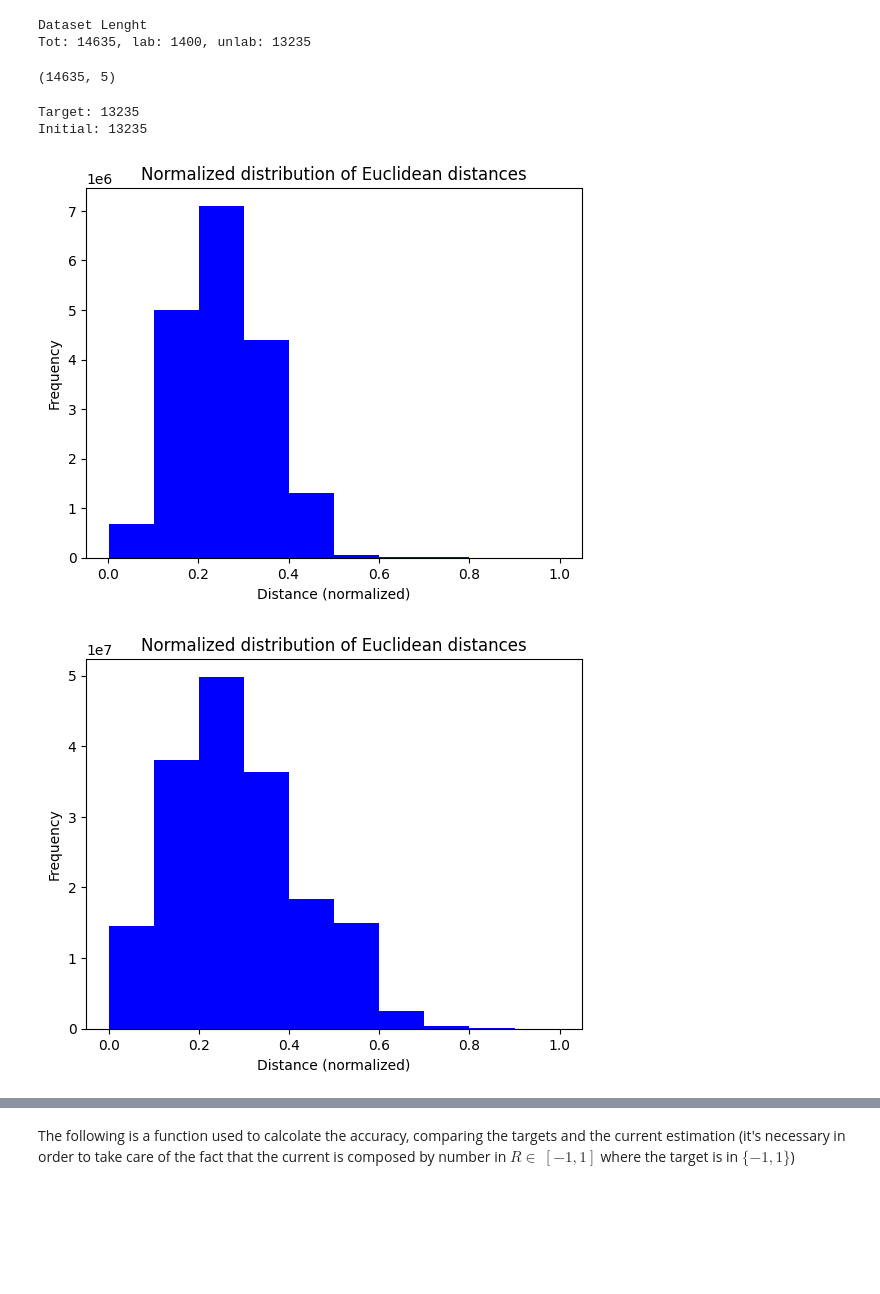
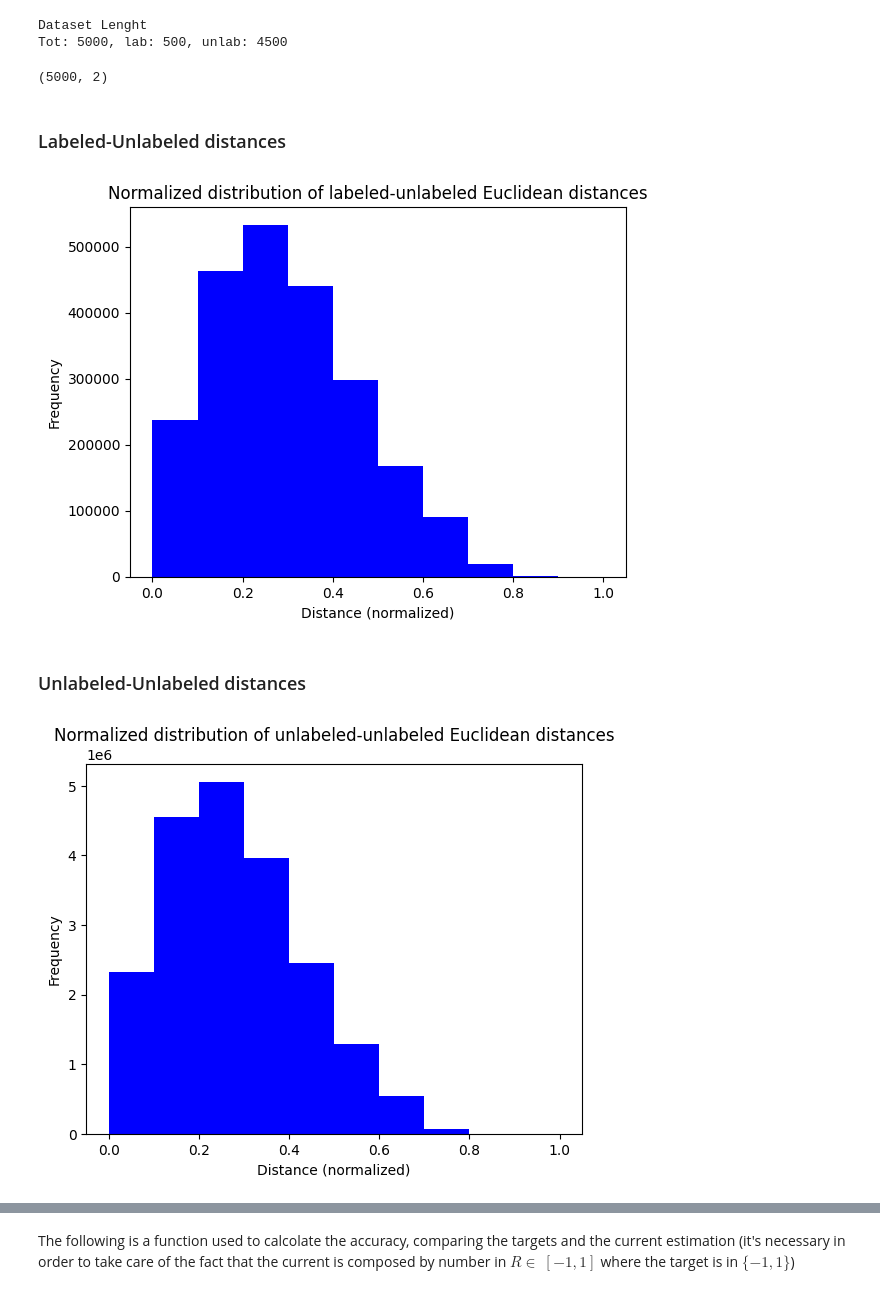
Before and after one commit to RobEngin/Optimization-Gradient-Descent, a Jupyter notebook: Homework1.ipynb, the cells around one changed output, grey strips where cells are left out. Drawn from its saved outputs; the diff is of its cells as text; code cells hidden in the pictures; blank space fills up the shorter version.

```diff
--- a/Homework1.ipynb
+++ b/Homework1.ipynb
@@ -1,6 +1,6 @@
 # %%
-FROM_DATASET = True
-N_SAMPLES = 14000
+FROM_DATASET = False
+N_SAMPLES = 5000
 PARTITION = int(N_SAMPLES*0.1)
 ITERS = 30
 EPSILON = 1e-5
@@ -58,24 +55,7 @@ else:
         X = PCA(n_components=2).fit_transform(X)
         print("Shape 2: " +  str(X.shape))
 
-    if DATABASE == "smoking":
-        data = np.genfromtxt('smoking.csv', delimiter=',', skip_header=1)
-        X = data[:, : -1]
-        y = data[:, -1]
-
-        columns_to_remove = [0, 1, 23, 25]
-        X = np.delete(X, columns_to_remove, axis=1)
-        X = X[:10000]
-        y = np.where(y == 0, -1, y)
-        y = y[:10000]
-
-        print("Shape 1: " +  str(X.shape))
-        X = PCA(n_components=5).fit_transform(X)
-        print("Shape 2: " +  str(X.shape))
-        X = X[:5000]
-        y = y[:5000]
-
-    if DATABASE == "Surgical-deepnet":
+    elif DATABASE == "Surgical-deepnet":
         data = np.genfromtxt('Surgical-deepnet.csv', delimiter=',', skip_header=1)
         X = data[:, : -1]
         y = data[:, -1]
@@ -94,8 +75,8 @@ print("Tot: " + str(len(X)) + ", lab: " + str(PARTITION) + ", unlab: " + str(len
 X.shape
 # %% [output]
 Dataset Lenght
-Tot: 14635, lab: 1400, unlab: 13235
+Tot: 5000, lab: 500, unlab: 4500
-(14635, 5)
+(5000, 2)
 # %%
 # Points initialization
 labeled_X = np.array(X[:PARTITION])
@@ -105,34 +86,31 @@ unlabeled_X = np.array(X[PARTITION:])
 labeled_y = np.array(y[:PARTITION])
 target_y = np.array(y[PARTITION:])
 initial_y = np.random.choice([-1,1], size = (len(unlabeled_X,)))
-# %%
-# Check y
-print("Target: " + str(len(target_y)))
-print("Initial: " + str(len(initial_y)))
-# %% [output]
-Target: 13235
-Initial: 13235
+# %% [markdown]
+### Labeled-Unlabeled distances
 # %%
 
 # Calculate distances
 labeled_distances = cdist(labeled_X, unlabeled_X)
 
 # Normalize the distances
 max_distance = np.max(labeled_distances)
 labeled_normalized_distances = labeled_distances / max_distance
 
 # Plot the normalized distribution of distances using a histogram
 plt.hist(labeled_normalized_distances.flatten(), bins=10, color='blue')
 
 # Set the x and y axis labels and title
 plt.xlabel('Distance (normalized)')
 plt.ylabel('Frequency')
-plt.title('Normalized distribution of Euclidean distances')
+plt.title('Normalized distribution of labeled-unlabeled Euclidean distances')
 
 # Show the plot
 plt.show()
 # %% [output]
-[figure, old version]
+[figure, new version]
+# %% [markdown]
+### Unlabeled-Unlabeled distances
 # %%
 unlabeled_distances = cdist(unlabeled_X, unlabeled_X)
 
@@ -146,12 +124,12 @@ plt.hist(unlabeled_normalized_distances.flatten(), bins=10, color='blue')
 # Set the x and y axis labels and title
 plt.xlabel('Distance (normalized)')
 plt.ylabel('Frequency')
-plt.title('Normalized distribution of Euclidean distances')
+plt.title('Normalized distribution of unlabeled-unlabeled Euclidean distances')
 
 # Show the plot
 plt.show()
 # %% [output]
-[figure, old version]
+[figure, new version]
 # %%
 if not FROM_DATASET:
     plt.scatter(unlabeled_X[:, 0], unlabeled_X[:, 1])
```
Also changed, not shown: parts of 18 cells of this notebook.
